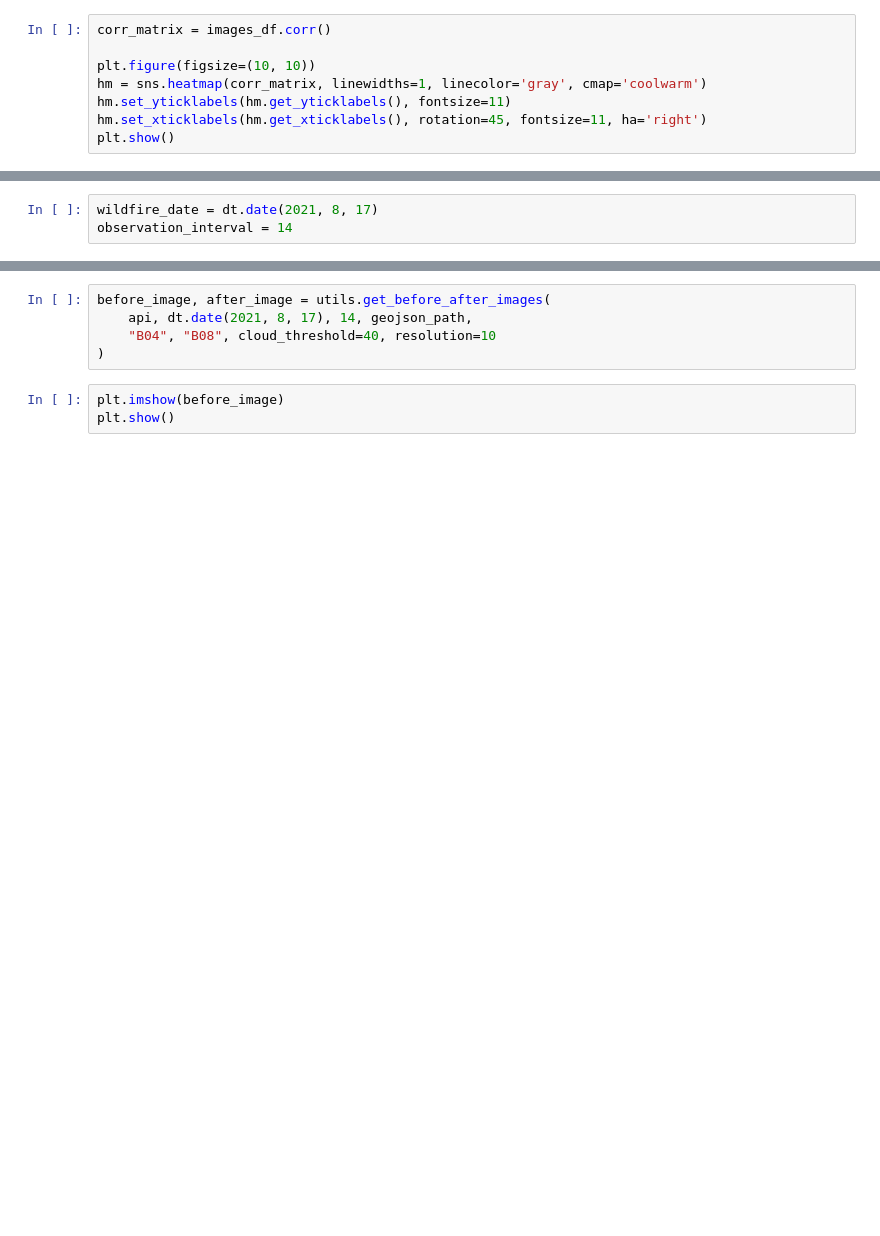
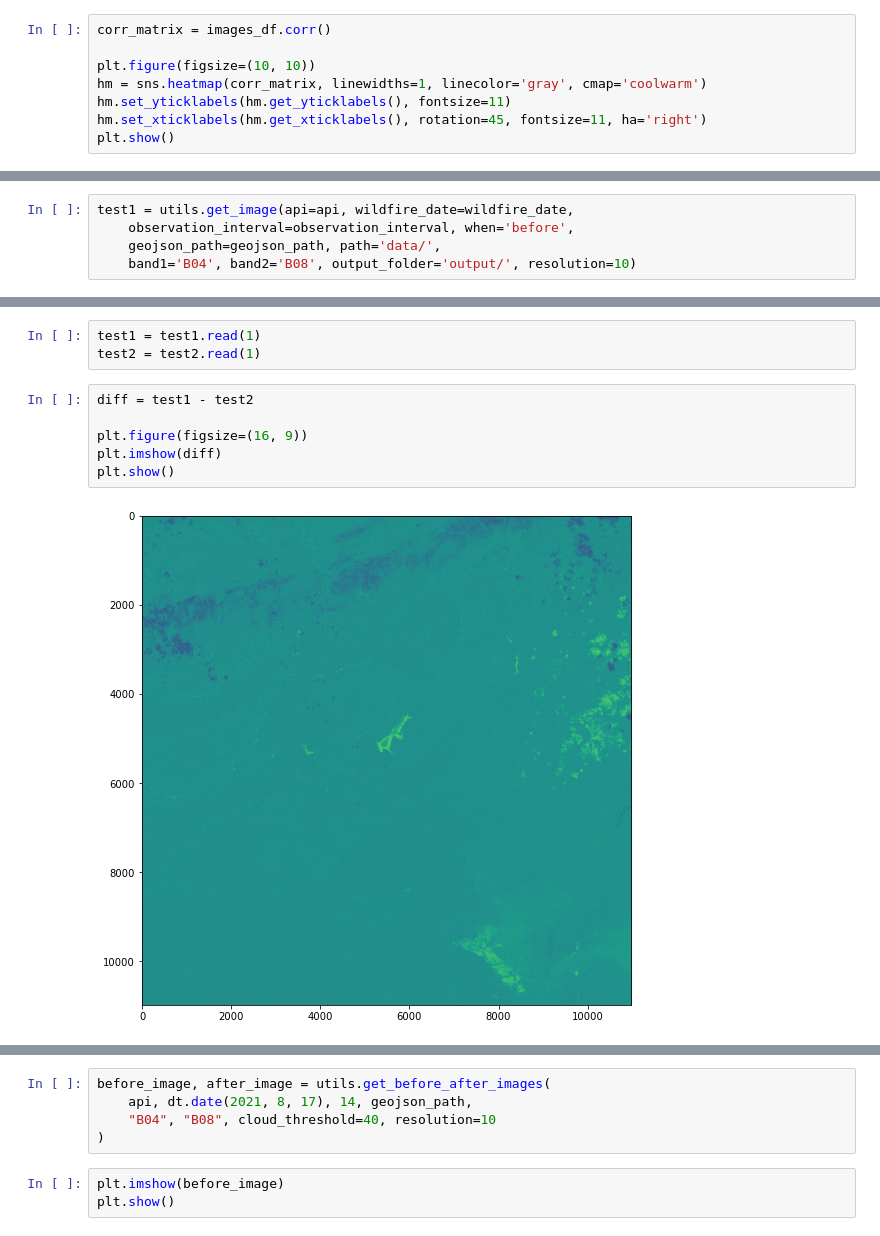
Before and after one commit to jayalabanda/projet-CNES, a Jupyter notebook: var_fire.ipynb, the cells around one changed output, grey strips where cells are left out. Saved outputs shown, nothing was run; the diff lists cells and outputs as text; blank space fills up the shorter version.

```diff
--- a/var_fire.ipynb
+++ b/var_fire.ipynb
@@ -71,0 +50,5 @@ ndvi_bef = np.where(
+# %%
+test1 = utils.get_image(api=api, wildfire_date=wildfire_date,
+    observation_interval=observation_interval, when='before',
+    geojson_path=geojson_path, path='data/',
+    band1='B04', band2='B08', output_folder='output/', resolution=10)
@@ -80,3 +113,11 @@ plt.show()
-# %%
-wildfire_date = dt.date(2021, 8, 17)
-observation_interval = 14
+# %%
+test1 = test1.read(1)
+test2 = test2.read(1)
+# %%
+diff = test1 - test2
+
+plt.figure(figsize=(16, 9))
+plt.imshow(diff)
+plt.show()
+# %% [output]
+[figure, added]
```
Also changed, not shown: parts of 16 cells of this notebook, 2 other files.
